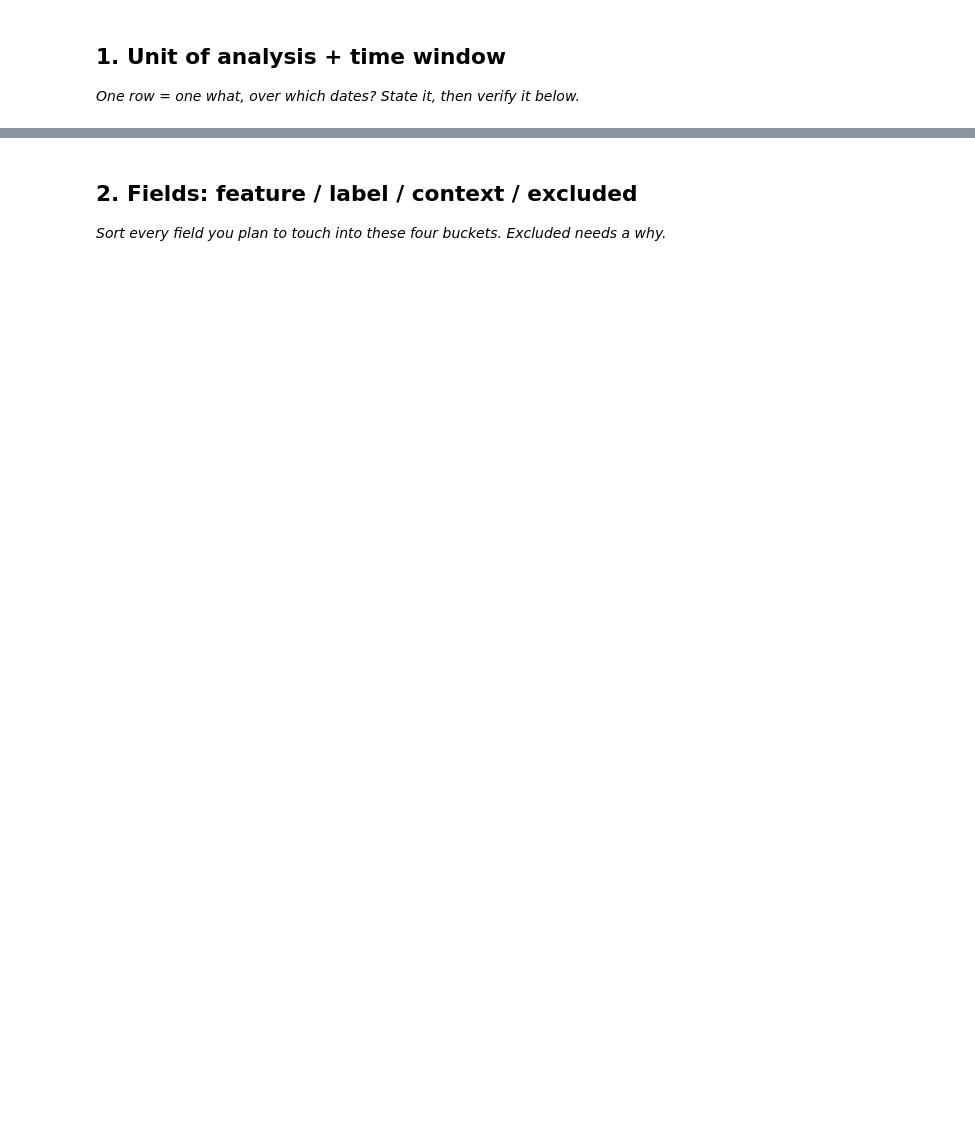
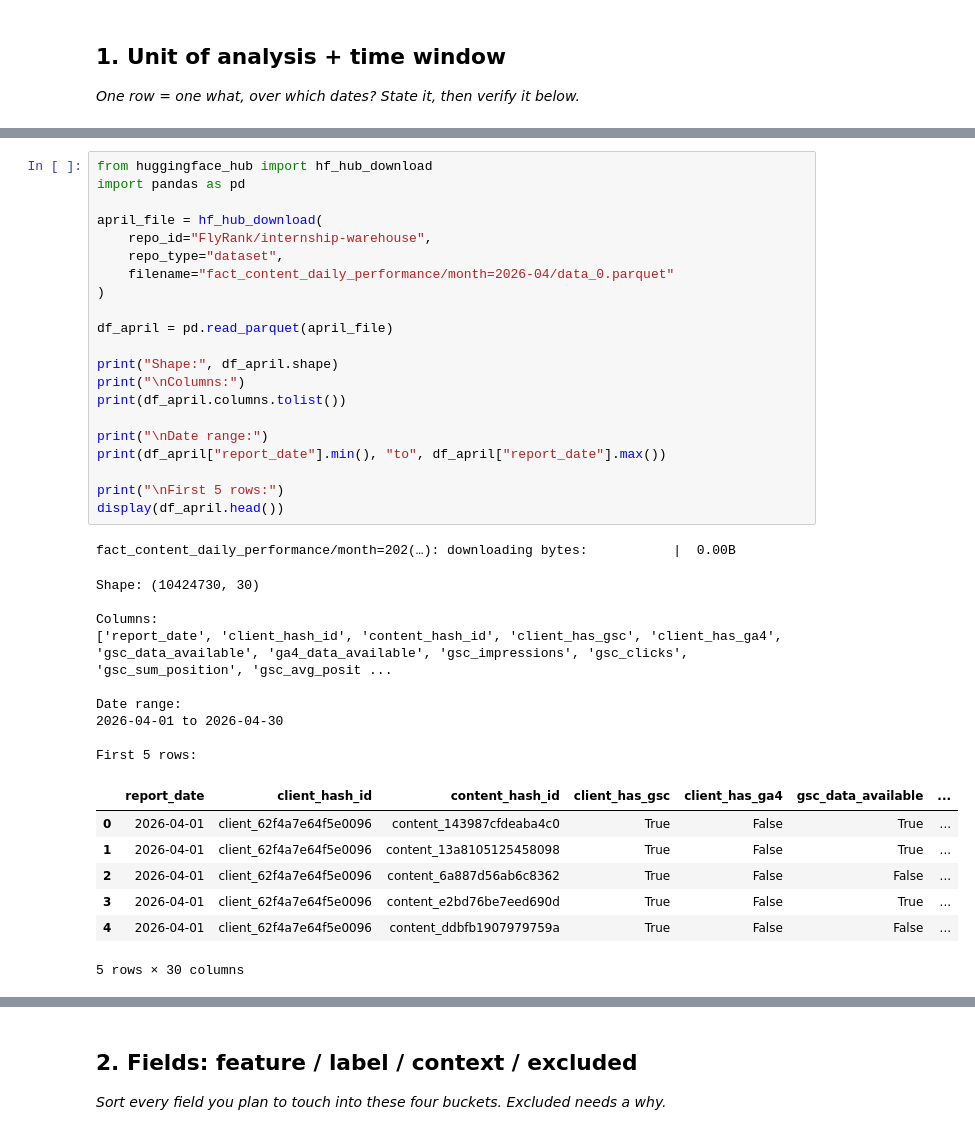
Before and after one commit to MotazSameh/flyrank-ml-internship, a Jupyter notebook: work/notebooks/w03_data_contract.ipynb, the cells around one changed output, grey strips where cells are left out. Saved outputs shown, nothing was run; the diff lists cells and outputs as text; blank space fills up the shorter version.

```diff
--- a/work/notebooks/w03_data_contract.ipynb
+++ b/work/notebooks/w03_data_contract.ipynb
@@ -15,0 +83,39 @@ This skeleton is yours to fill. Work the sections **in order** — each one has
+# %%
+from huggingface_hub import hf_hub_download
+import pandas as pd
+
+april_file = hf_hub_download(
+    repo_id="FlyRank/internship-warehouse",
+    repo_type="dataset",
+    filename="fact_content_daily_performance/month=2026-04/data_0.parquet"
+)
+
+df_april = pd.read_parquet(april_file)
+
+print("Shape:", df_april.shape)
+print("\nColumns:")
+print(df_april.columns.tolist())
+
+print("\nDate range:")
+print(df_april["report_date"].min(), "to", df_april["report_date"].max())
+
+print("\nFirst 5 rows:")
+display(df_april.head())
+# %% [output]
+fact_content_daily_performance/month=202(…): downloading bytes:           |  0.00B
+Shape: (10424730, 30)
+
+Columns:
+['report_date', 'client_hash_id', 'content_hash_id', 'client_has_gsc', 'client_has_ga4', 'gsc_data_available', 'ga4_data_available', 'gsc_impressions', 'gsc_clicks', 'gsc_sum_position', 'gsc_avg_posit ...
+
+Date range:
+2026-04-01 to 2026-04-30
+
+First 5 rows:
+|  | report_date | client_hash_id | content_hash_id | client_has_gsc | client_has_ga4 | gsc_data_available | ... |
+| 0 | 2026-04-01 | client_62f4a7e64f5e0096 | content_143987cfdeaba4c0 | True | False | True | ... |
+| 1 | 2026-04-01 | client_62f4a7e64f5e0096 | content_13a8105125458098 | True | False | True | ... |
+| 2 | 2026-04-01 | client_62f4a7e64f5e0096 | content_6a887d56ab6c8362 | True | False | False | ... |
+| 3 | 2026-04-01 | client_62f4a7e64f5e0096 | content_e2bd76be7eed690d | True | False | True | ... |
+| 4 | 2026-04-01 | client_62f4a7e64f5e0096 | content_ddbfb1907979759a | True | False | False | ... |
+5 rows × 30 columns
```
Also changed, not shown: parts of 23 cells of this notebook.
